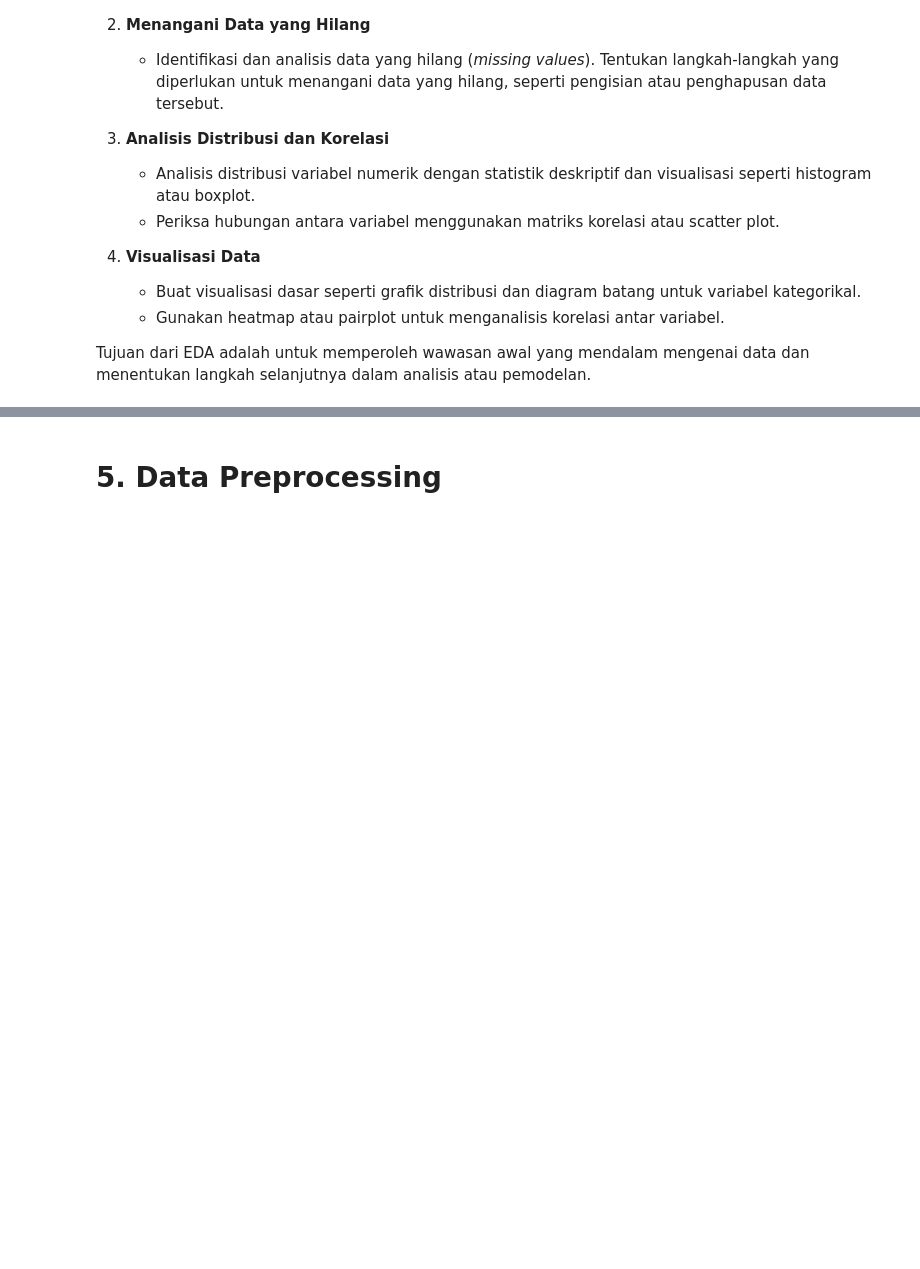
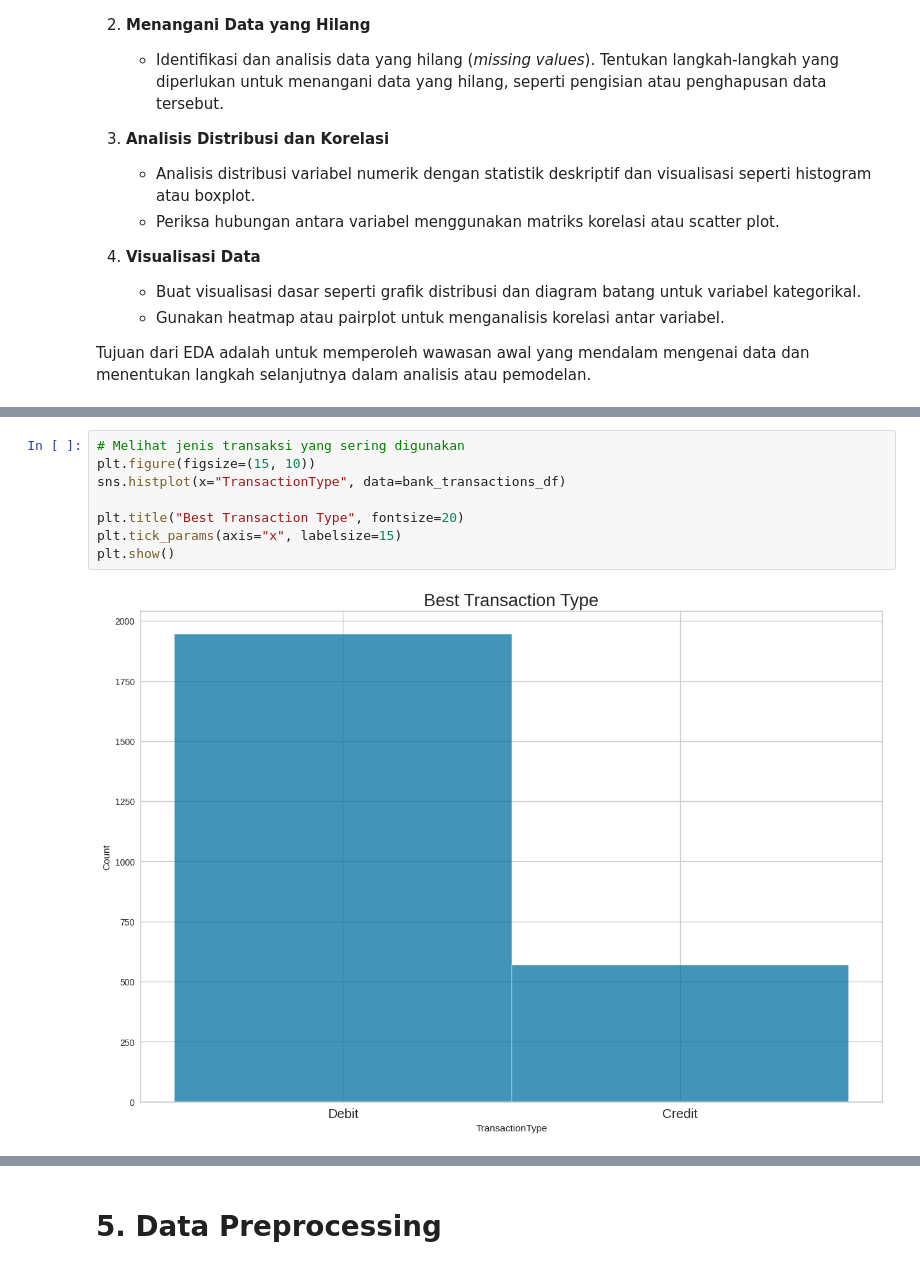
Before and after one commit to Refanz/bank-transaction-clustering-classification, a Jupyter notebook: [Clustering]_Submission_Akhir_BMLP_Refan.ipynb, the cells around one changed output, grey strips where cells are left out. Drawn from its saved outputs; the diff is of its cells as text; blank space fills up the shorter version.

```diff
--- a/[Clustering]_Submission_Akhir_BMLP_Refan.ipynb
+++ b/[Clustering]_Submission_Akhir_BMLP_Refan.ipynb
@@ -100,0 +211,10 @@ bank_transactions_df.describe(include="all")
+# %%
+# Melihat jenis transaksi yang sering digunakan
+plt.figure(figsize=(15, 10))
+sns.histplot(x="TransactionType", data=bank_transactions_df)
+
+plt.title("Best Transaction Type", fontsize=20)
+plt.tick_params(axis="x", labelsize=15)
+plt.show()
+# %% [output]
+[figure, added]
```
Also changed, not shown: parts of 23 cells of this notebook.
